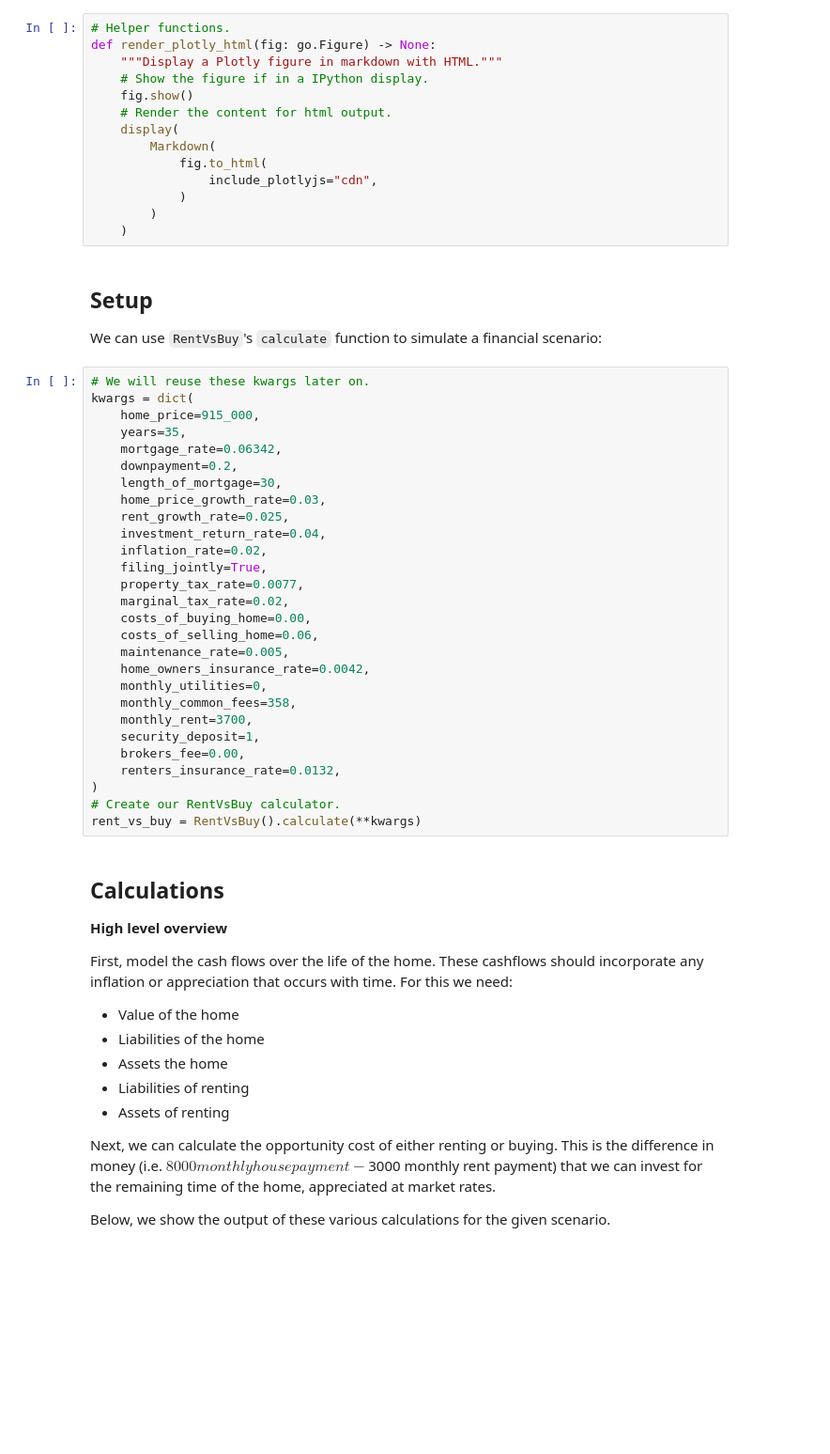
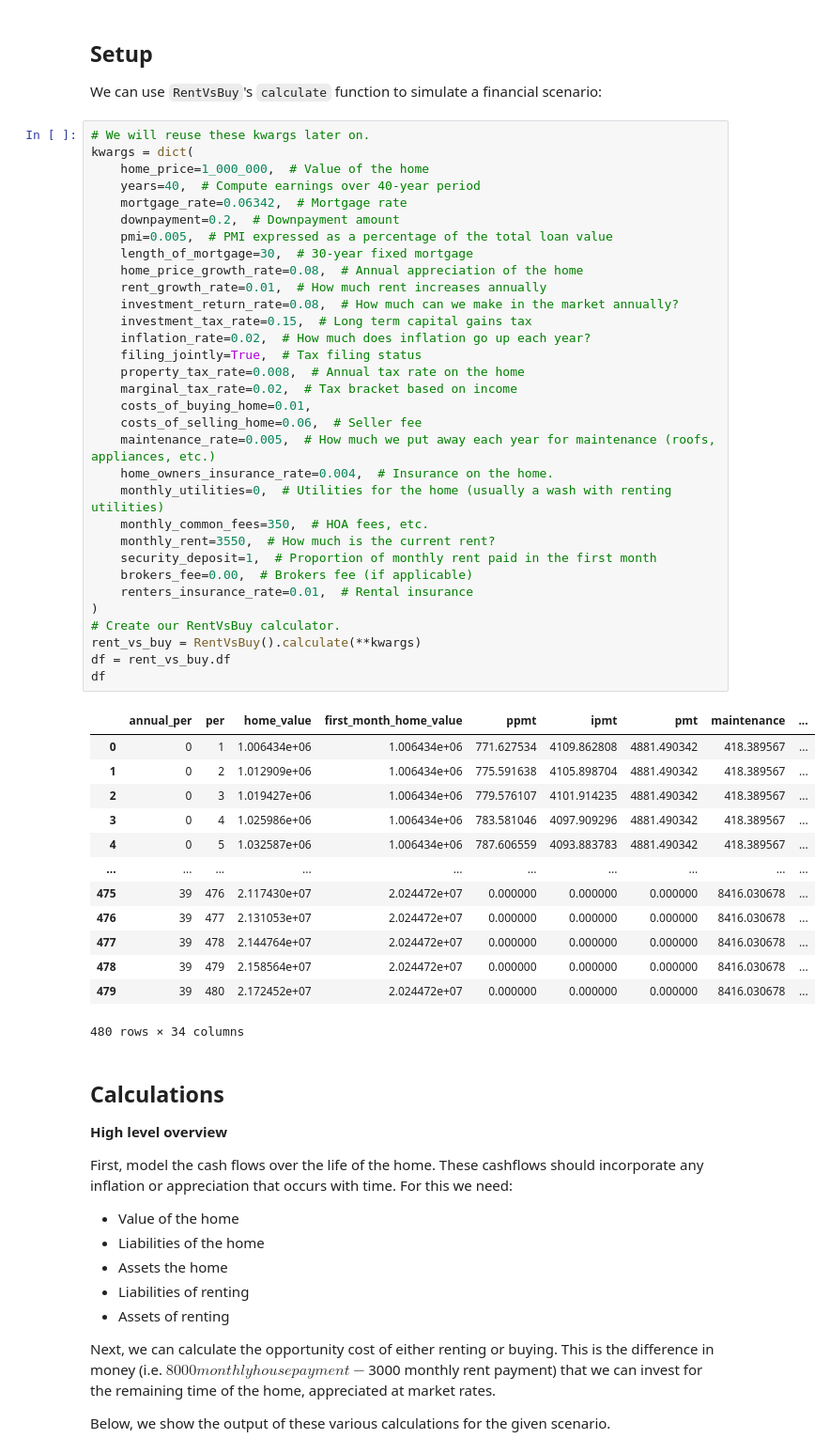
Before and after one commit to jakee417/mortgage_forecast, a Jupyter notebook: rent_vs_buy_blog_post.ipynb, the cells around one changed output. Shown at 94% size. Saved outputs shown, nothing was run; the diff lists cells and outputs as text; blank space fills up the shorter version.

```diff
--- a/rent_vs_buy_blog_post.ipynb
+++ b/rent_vs_buy_blog_post.ipynb
@@ -10,48 +13,52 @@ from src.rent_vs_buy import RentVsBuy, rent_vs_buy_breakeven_objective_closure
-# %%
-# Helper functions.
-def render_plotly_html(fig: go.Figure) -> None:
-    """Display a Plotly figure in markdown with HTML."""
-    # Show the figure if in a IPython display.
-    fig.show()
-    # Render the content for html output.
-    display(
-        Markdown(
-            fig.to_html(
-                include_plotlyjs="cdn",
-            )
-        )
-    )
 # %% [markdown]
 ## Setup
 We can use `RentVsBuy`'s `calculate` function to simulate a financial scenario:
 # %%
 # We will reuse these kwargs later on.
 kwargs = dict(
-    home_price=915_000,
-    years=35,
-    mortgage_rate=0.06342,
-    downpayment=0.2,
-    length_of_mortgage=30,
-    home_price_growth_rate=0.03,
-    rent_growth_rate=0.025,
-    investment_return_rate=0.04,
-    inflation_rate=0.02,
-    filing_jointly=True,
-    property_tax_rate=0.0077,
-    marginal_tax_rate=0.02,
-    costs_of_buying_home=0.00,
-    costs_of_selling_home=0.06,
-    maintenance_rate=0.005,
-    home_owners_insurance_rate=0.0042,
-    monthly_utilities=0,
-    monthly_common_fees=358,
-    monthly_rent=3700,
-    security_deposit=1,
-    brokers_fee=0.00,
-    renters_insurance_rate=0.0132,
+    home_price=1_000_000,  # Value of the home
+    years=40,  # Compute earnings over 40-year period
+    mortgage_rate=0.06342,  # Mortgage rate
+    downpayment=0.2,  # Downpayment amount
+    pmi=0.005,  # PMI expressed as a percentage of the total loan value
+    length_of_mortgage=30,  # 30-year fixed mortgage
+    home_price_growth_rate=0.08,  # Annual appreciation of the home
+    rent_growth_rate=0.01,  # How much rent increases annually
+    investment_return_rate=0.08,  # How much can we make in the market annually?
+    investment_tax_rate=0.15,  # Long term capital gains tax
+    inflation_rate=0.02,  # How much does inflation go up each year?
+    filing_jointly=True,  # Tax filing status
+    property_tax_rate=0.008,  # Annual tax rate on the home
+    marginal_tax_rate=0.02,  # Tax bracket based on income
+    costs_of_buying_home=0.01,
+    costs_of_selling_home=0.06,  # Seller fee
+    maintenance_rate=0.005,  # How much we put away each year for maintenance (roofs, appliances, etc.)
+    home_owners_insurance_rate=0.004,  # Insurance on the home.
+    monthly_utilities=0,  # Utilities for the home (usually a wash with renting utilities)
+    monthly_common_fees=350,  # HOA fees, etc.
+    monthly_rent=3550,  # How much is the current rent?
+    security_deposit=1,  # Proportion of monthly rent paid in the first month
+    brokers_fee=0.00,  # Brokers fee (if applicable)
+    renters_insurance_rate=0.01,  # Rental insurance
 )
 # Create our RentVsBuy calculator.
 rent_vs_buy = RentVsBuy().calculate(**kwargs)
+df = rent_vs_buy.df
+df
+# %% [output]
+|  | annual_per | per | home_value | first_month_home_value | ppmt | ipmt | pmt | maintenance | ... |
+| 0 | 0 | 1 | 1.006434e+06 | 1.006434e+06 | 771.627534 | 4109.862808 | 4881.490342 | 418.389567 | ... |
+| 1 | 0 | 2 | 1.012909e+06 | 1.006434e+06 | 775.591638 | 4105.898704 | 4881.490342 | 418.389567 | ... |
+| 2 | 0 | 3 | 1.019427e+06 | 1.006434e+06 | 779.576107 | 4101.914235 | 4881.490342 | 418.389567 | ... |
+| 3 | 0 | 4 | 1.025986e+06 | 1.006434e+06 | 783.581046 | 4097.909296 | 4881.490342 | 418.389567 | ... |
+| 4 | 0 | 5 | 1.032587e+06 | 1.006434e+06 | 787.606559 | 4093.883783 | 4881.490342 | 418.389567 | ... |
+| ... | ... | ... | ... | ... | ... | ... | ... | ... | ... |
+| 475 | 39 | 476 | 2.117430e+07 | 2.024472e+07 | 0.000000 | 0.000000 | 0.000000 | 8416.030678 | ... |
+| 476 | 39 | 477 | 2.131053e+07 | 2.024472e+07 | 0.000000 | 0.000000 | 0.000000 | 8416.030678 | ... |
+| 477 | 39 | 478 | 2.144764e+07 | 2.024472e+07 | 0.000000 | 0.000000 | 0.000000 | 8416.030678 | ... |
+| 478 | 39 | 479 | 2.158564e+07 | 2.024472e+07 | 0.000000 | 0.000000 | 0.000000 | 8416.030678 | ... |
+| 479 | 39 | 480 | 2.172452e+07 | 2.024472e+07 | 0.000000 | 0.000000 | 0.000000 | 8416.030678 | ... |
+480 rows × 34 columns
 # %% [markdown]
 ## Calculations
 **High level overview**
```
Also changed, not shown: parts of 39 cells of this notebook, 4 other files.
